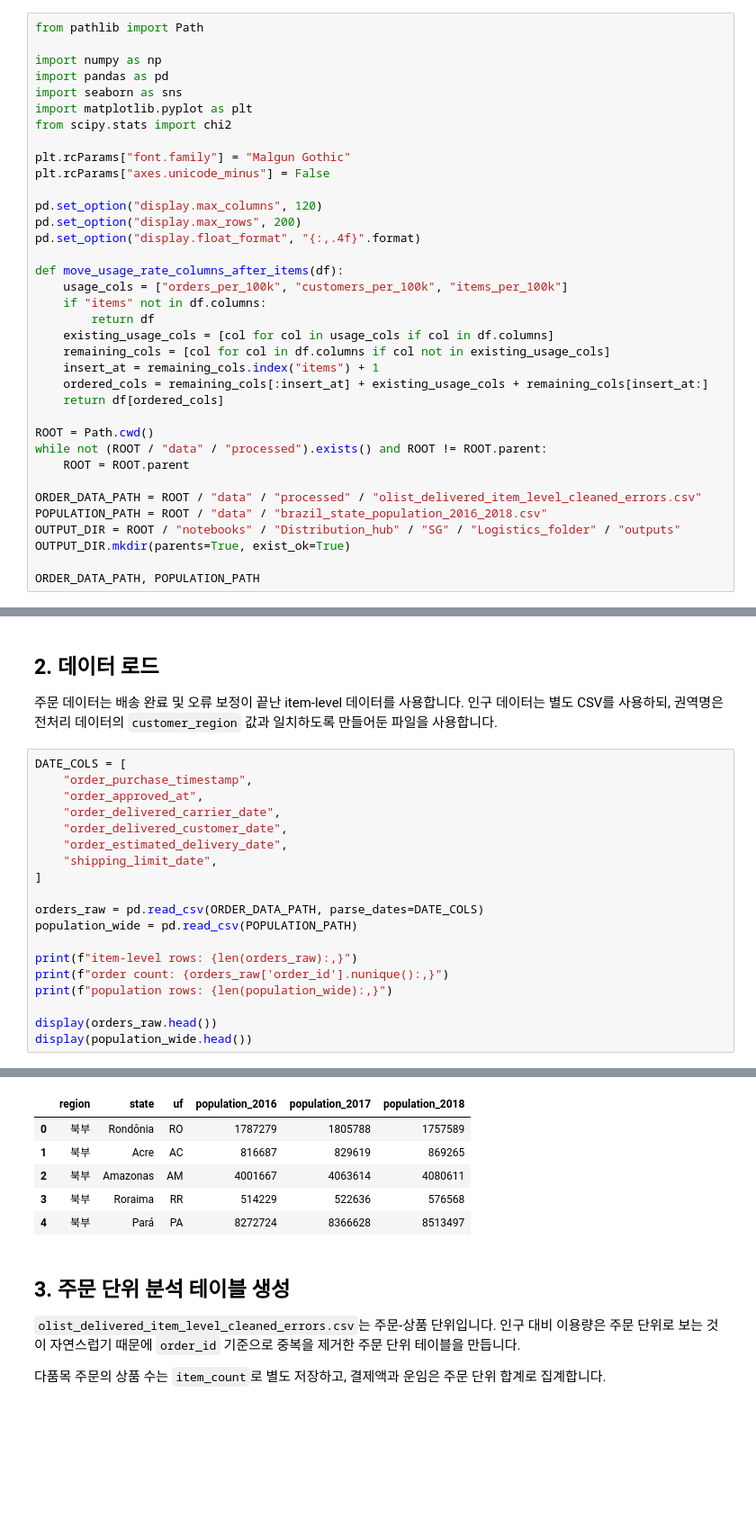
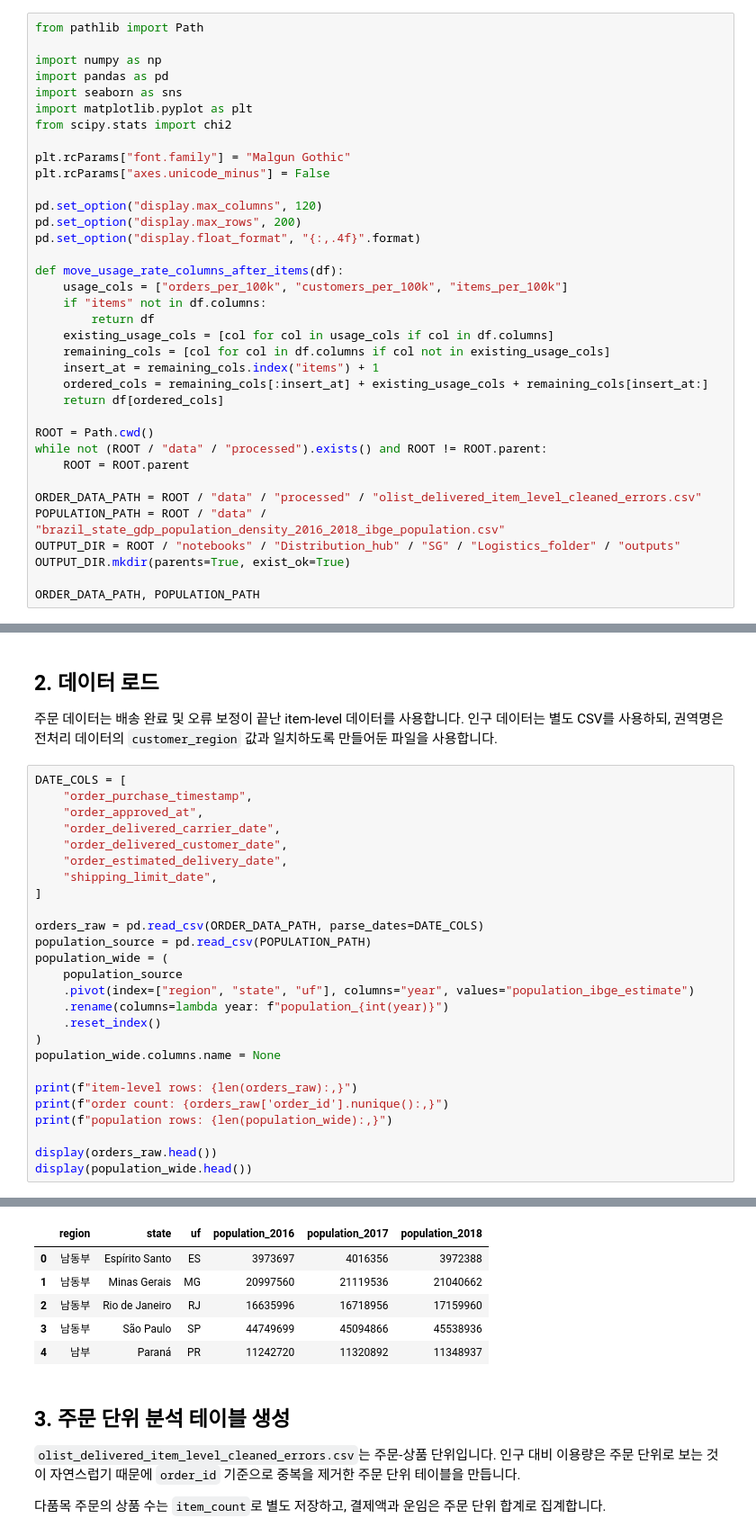
Before and after one commit to KyungminChang/team-oldest-olist-analysis, a Jupyter notebook: notebooks/Distribution_hub/SG/Logistics_folder/population_adjusted_olist_usage_infrastructure.ipynb, the cells around one changed output, grey strips where cells are left out. Shown at 90% size. Saved outputs shown, nothing was run; the diff lists cells and outputs as text; blank space fills up the shorter version.

```diff
--- a/notebooks/Distribution_hub/SG/Logistics_folder/population_adjusted_olist_usage_infrastructure.ipynb
+++ b/notebooks/Distribution_hub/SG/Logistics_folder/population_adjusted_olist_usage_infrastructure.ipynb
@@ -43,7 +43,7 @@ while not (ROOT / "data" / "processed").exists() and ROOT != ROOT.parent:
     ROOT = ROOT.parent
 
 ORDER_DATA_PATH = ROOT / "data" / "processed" / "olist_delivered_item_level_cleaned_errors.csv"
-POPULATION_PATH = ROOT / "data" / "brazil_state_population_2016_2018.csv"
+POPULATION_PATH = ROOT / "data" / "brazil_state_gdp_population_density_2016_2018_ibge_population.csv"
 OUTPUT_DIR = ROOT / "notebooks" / "Distribution_hub" / "SG" / "Logistics_folder" / "outputs"
 OUTPUT_DIR.mkdir(parents=True, exist_ok=True)
 
@@ -58,38 +58,45 @@ ORDER_DATA_PATH, POPULATION_PATH
 # %%
 DATE_COLS = [
     "order_purchase_timestamp",
     "order_approved_at",
     "order_delivered_carrier_date",
     "order_delivered_customer_date",
     "order_estimated_delivery_date",
     "shipping_limit_date",
 ]
 
 orders_raw = pd.read_csv(ORDER_DATA_PATH, parse_dates=DATE_COLS)
-population_wide = pd.read_csv(POPULATION_PATH)
+population_source = pd.read_csv(POPULATION_PATH)
+population_wide = (
+    population_source
+    .pivot(index=["region", "state", "uf"], columns="year", values="population_ibge_estimate")
+    .rename(columns=lambda year: f"population_{int(year)}")
+    .reset_index()
+)
+population_wide.columns.name = None
 
 print(f"item-level rows: {len(orders_raw):,}")
 print(f"order count: {orders_raw['order_id'].nunique():,}")
 print(f"population rows: {len(population_wide):,}")
 
 display(orders_raw.head())
 display(population_wide.head())
 # %% [output]
 item-level rows: 108,581
 order count: 95,082
 population rows: 27
 |  | order_id | order_item_id | product_id | seller_id | shipping_limit_date | price | freight_value | ... |
 | 0 | 00010242fe8c5a6d1ba2dd792cb16214 | 1 | 4244733e06e7ecb4970a6e2683c13e61 | 48436dade18ac8b2bce089ec2a041202 | 2017-09-19 09:45:35 | 58.9000 | 13.2900 | ... |
 | 1 | 00018f77f2f0320c557190d7a144bdd3 | 1 | e5f2d52b802189ee658865ca93d83a8f | dd7ddc04e1b6c2c614352b383efe2d36 | 2017-05-03 11:05:13 | 239.9000 | 19.9300 | ... |
 | 2 | 000229ec398224ef6ca0657da4fc703e | 1 | c777355d18b72b67abbeef9df44fd0fd | 5b51032eddd242adc84c38acab88f23d | 2018-01-18 14:48:30 | 199.0000 | 17.8700 | ... |
 | 3 | 00024acbcdf0a6daa1e931b038114c75 | 1 | 7634da152a4610f1595efa32f14722fc | 9d7a1d34a5052409006425275ba1c2b4 | 2018-08-15 10:10:18 | 12.9900 | 12.7900 | ... |
 | 4 | 00042b26cf59d7ce69dfabb4e55b4fd9 | 1 | ac6c3623068f30de03045865e4e10089 | df560393f3a51e74553ab94004ba5c87 | 2017-02-13 13:57:51 | 199.9000 | 18.1400 | ... |
 |  | region | state | uf | population_2016 | population_2017 | population_2018 |
-| 0 | 북부 | Rondônia | RO | 1787279 | 1805788 | 1757589 |
-| 1 | 북부 | Acre | AC | 816687 | 829619 | 869265 |
-| 2 | 북부 | Amazonas | AM | 4001667 | 4063614 | 4080611 |
-| 3 | 북부 | Roraima | RR | 514229 | 522636 | 576568 |
-| 4 | 북부 | Pará | PA | 8272724 | 8366628 | 8513497 |
+| 0 | 남동부 | Espírito Santo | ES | 3973697 | 4016356 | 3972388 |
+| 1 | 남동부 | Minas Gerais | MG | 20997560 | 21119536 | 21040662 |
+| 2 | 남동부 | Rio de Janeiro | RJ | 16635996 | 16718956 | 17159960 |
+| 3 | 남동부 | São Paulo | SP | 44749699 | 45094866 | 45538936 |
+| 4 | 남부 | Paraná | PR | 11242720 | 11320892 | 11348937 |
 # %% [markdown]
 ## 3. 주문 단위 분석 테이블 생성
 
```
Also changed, not shown: parts of 2 cells of this notebook, 5 other files.
